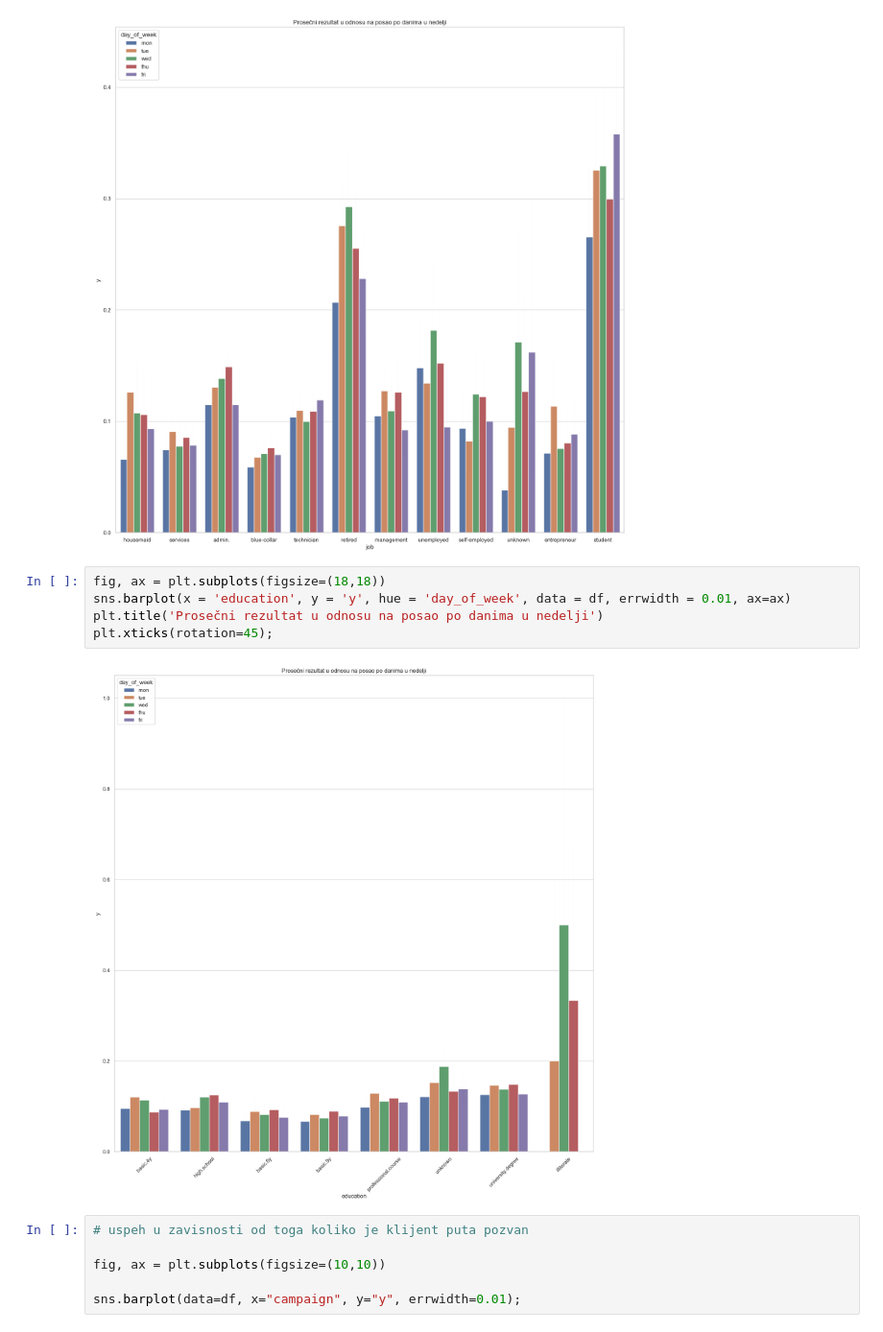
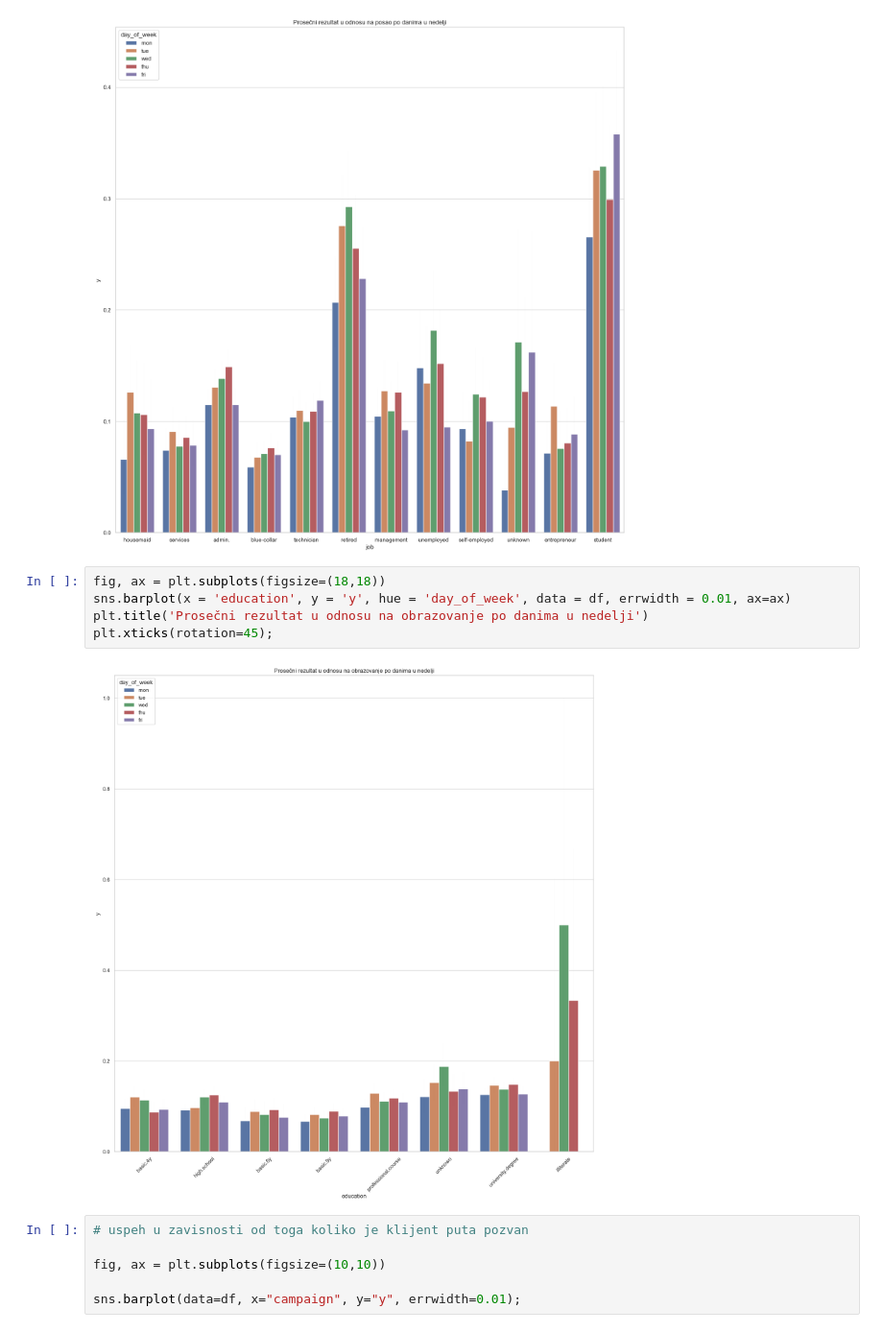
Before and after one commit to StevanGrujic/ML_Projekat1, a Jupyter notebook: projekat1.ipynb, the cells around one changed output. Shown at 96% size. Drawn from its saved outputs; the diff is of its cells as text.

```diff
--- a/projekat1.ipynb
+++ b/projekat1.ipynb
@@ -269,10 +264,10 @@ plt.title('Prosečni rezultat u odnosu na posao po danima u nedelji');
 # %%
 fig, ax = plt.subplots(figsize=(18,18))
 sns.barplot(x = 'education', y = 'y', hue = 'day_of_week', data = df, errwidth = 0.01, ax=ax)
-plt.title('Prosečni rezultat u odnosu na posao po danima u nedelji')
+plt.title('Prosečni rezultat u odnosu na obrazovanje po danima u nedelji')
 plt.xticks(rotation=45);
 # %% [output]
-[figure, old version]
+[figure, new version]
 # %%
 # uspeh u zavisnosti od toga koliko je klijent puta pozvan
 
```
Also changed, not shown: parts of 2 cells of this notebook.
